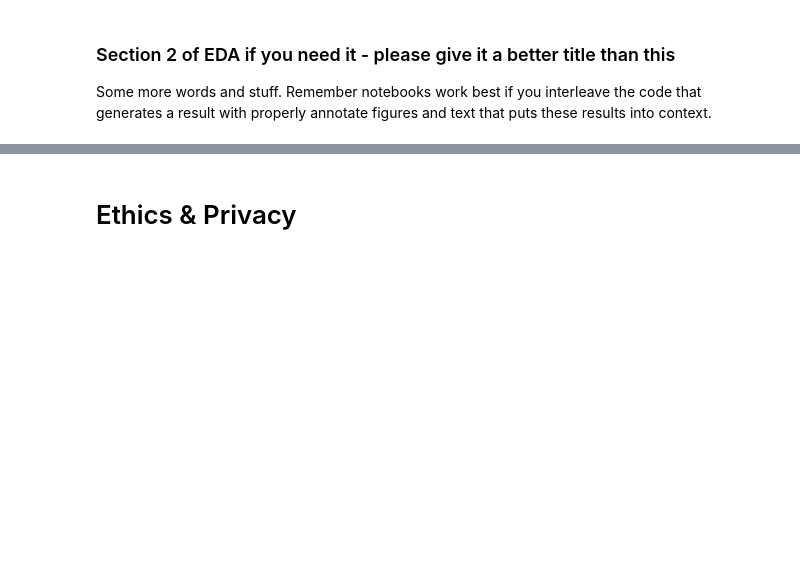
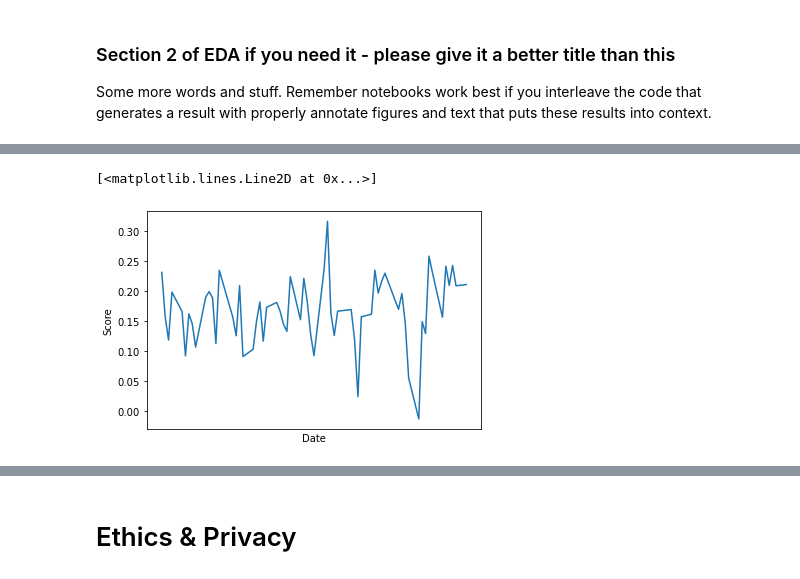
Before and after one commit to theTY2002/COGS-108-Final-Project, a Jupyter notebook: EDACheckpoint_Group116_FA23.ipynb, the cells around one changed output, grey strips where cells are left out. Drawn from its saved outputs; the diff is of its cells as text; code cells hidden in the pictures; blank space fills up the shorter version.

```diff
--- a/EDACheckpoint_Group116_FA23.ipynb
+++ b/EDACheckpoint_Group116_FA23.ipynb
@@ -367,0 +379,11 @@ plt.plot(x,y.values,label='Sentimental Score overtime')
+# %%
+x2 = tweet_tesla['Date'][128:191]
+y2 = tweet_tesla['sentimental score'][128:191]
+
+plt.xlabel('Date')
+plt.ylabel('Score')
+plt.xticks(np.arange(0,63,step = 5))
+plt.plot(np.array(x2),np.array(y2.values),label='Sentimental Score overtime')
+# %% [output]
+[<matplotlib.lines.Line2D at 0x...>]
+[figure, added]
```
Also changed, not shown: parts of 17 cells of this notebook.
